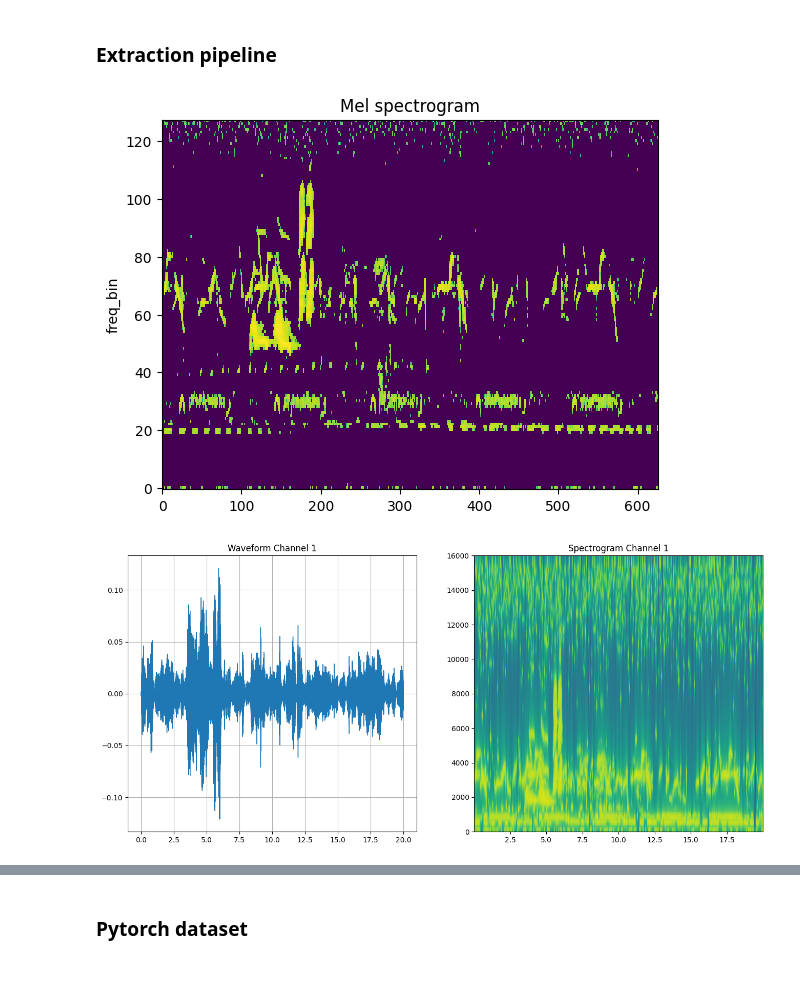
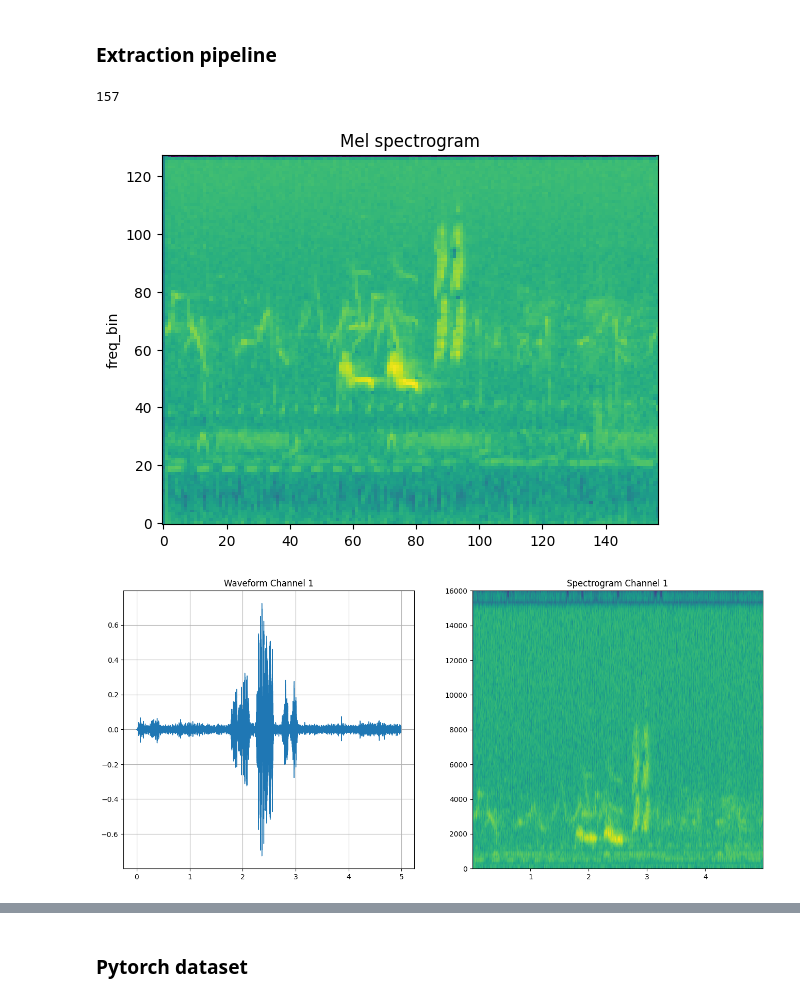
Before and after one commit to Chavelanda/birdclef_2023, a Jupyter notebook: nbs/02_dataset.ipynb, the cells around one changed output, grey strips where cells are left out. Drawn from its saved outputs; the diff is of its cells as text; code cells hidden in the pictures; blank space fills up the shorter version.

```diff
--- a/nbs/02_dataset.ipynb
+++ b/nbs/02_dataset.ipynb
@@ -38,18 +38,22 @@ from birdclef.utils import DATA_DIR, AUDIO_DATA_DIR, mel_to_wave, plot_audio, pl
 class MyPipeline(torch.nn.Module):
     def __init__(
         self,
-        c_length = 10,
+        seconds = 5,
         sample_rate=32000,
-        f_min = 40,
-        f_max = 15000,
+        f_min = 50,
+        f_max = 16000,
         n_fft=2048,
         n_mels=128,
-        hop_length = 512,
+        hop_length = 1024,
         power = 2.0
     ):
         super().__init__()
 
-        self.c_length = c_length * 62.6 #626 sono 10 secondi
+        self.n_fft = n_fft
+        self.seconds = seconds
+        self.c_length = seconds * sample_rate // hop_length +1
+        print(self.c_length)
+        # self.c_length = c_length * 62.6 #626 sono 10 secondi
         self.sample_rate = sample_rate
         self.melspec = torchaudio.transforms.MelSpectrogram(sample_rate=self.sample_rate, n_fft=n_fft, hop_length=hop_length, n_mels=n_mels, f_min=f_min, f_max=f_max, power=power)
         self.amptodb = torchaudio.transforms.AmplitudeToDB()
@@ -64,7 +68,7 @@ class MyPipeline(torch.nn.Module):
 
     def forward(self, filename):
         # 0 Load the File
-        waveform, sample_rate = torchaudio.load(filename, frame_offset=0, num_frames=320000)
+        waveform, sample_rate = torchaudio.load(filename, frame_offset=0, num_frames=self.seconds*self.sample_rate)
 
         # 1 Check for the sample rate and eventually resample to 32k
         if sample_rate != self.sample_rate:
@@ -105,20 +109,35 @@ class MyPipeline(torch.nn.Module):
           replay_rate =  mel.shape[2]/self.c_length
           #print(f"replay rate {replay_rate}%")
           mel = self.stretch(mel, replay_rate)
-          mel = mel[:,:,0:626]
+          mel = mel[:,:,0:self.c_length]
           #print(f"stretched shape {stretched.shape}")
 
         return mel.float()
+
+    def inverse_transform(self, mel):
+        n_stft = self.n_fft // 2 + 1
+        mel = mel.cpu()
+        mel = mel[:,:,0:self.c_length]
+        print(mel.shape)
+        invers_transform = torchaudio.transforms.InverseMelScale(sample_rate=self.sample_rate, n_stft=n_stft)
+        grifflim_transform = torchaudio.transforms.GriffinLim(n_fft=self.n_fft)
+
+        mel = torch.pow(10, mel/10)
+        inverse_waveform = invers_transform(mel)
+        pseudo_waveform = grifflim_transform(inverse_waveform)
+
+        return pseudo_waveform
 # %%
 pipeline = MyPipeline()
 mel_spec = pipeline(AUDIO_DATA_DIR + 'abethr1/XC128013.ogg')
-plot_spectrogram(mel_spec[0], title='Mel spectrogram')
-waveform = mel_to_wave(mel_specgram=mel_spec)
+plot_spectrogram(mel_spec[0], title='Mel spectrogram', db=True)
+waveform = mel_to_wave(mel_spec)
 plot_audio(waveform=waveform, sample_rate=32000)
 Audio(waveform.numpy(), rate=32000)
 # %% [output]
+157
-[figure, old version]
+[figure, new version]
-[figure, old version]
+[figure, new version]
 [interactive output not drawn]
 # %% [markdown]
 ### Pytorch dataset
```
Also changed, not shown: 9 other files.
